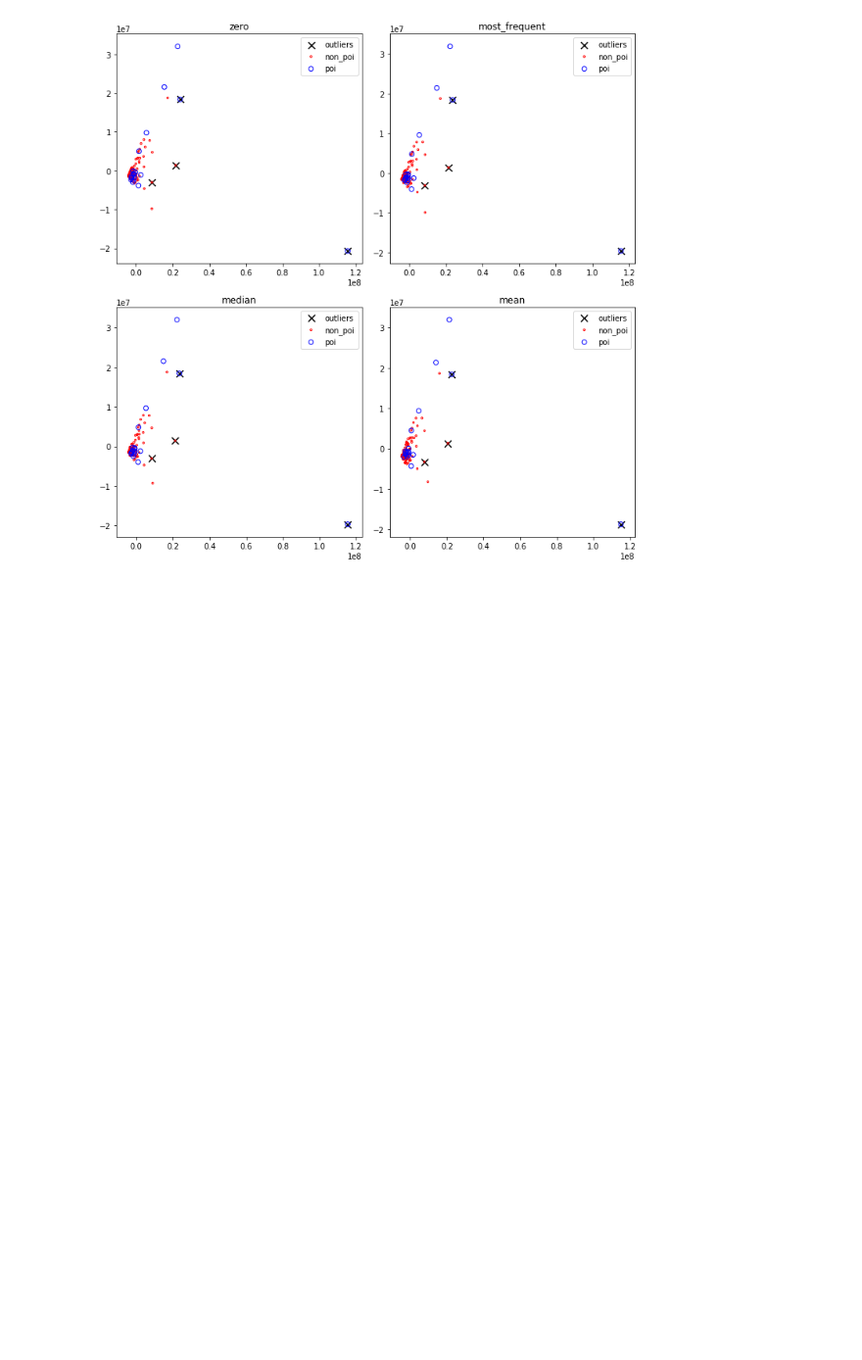
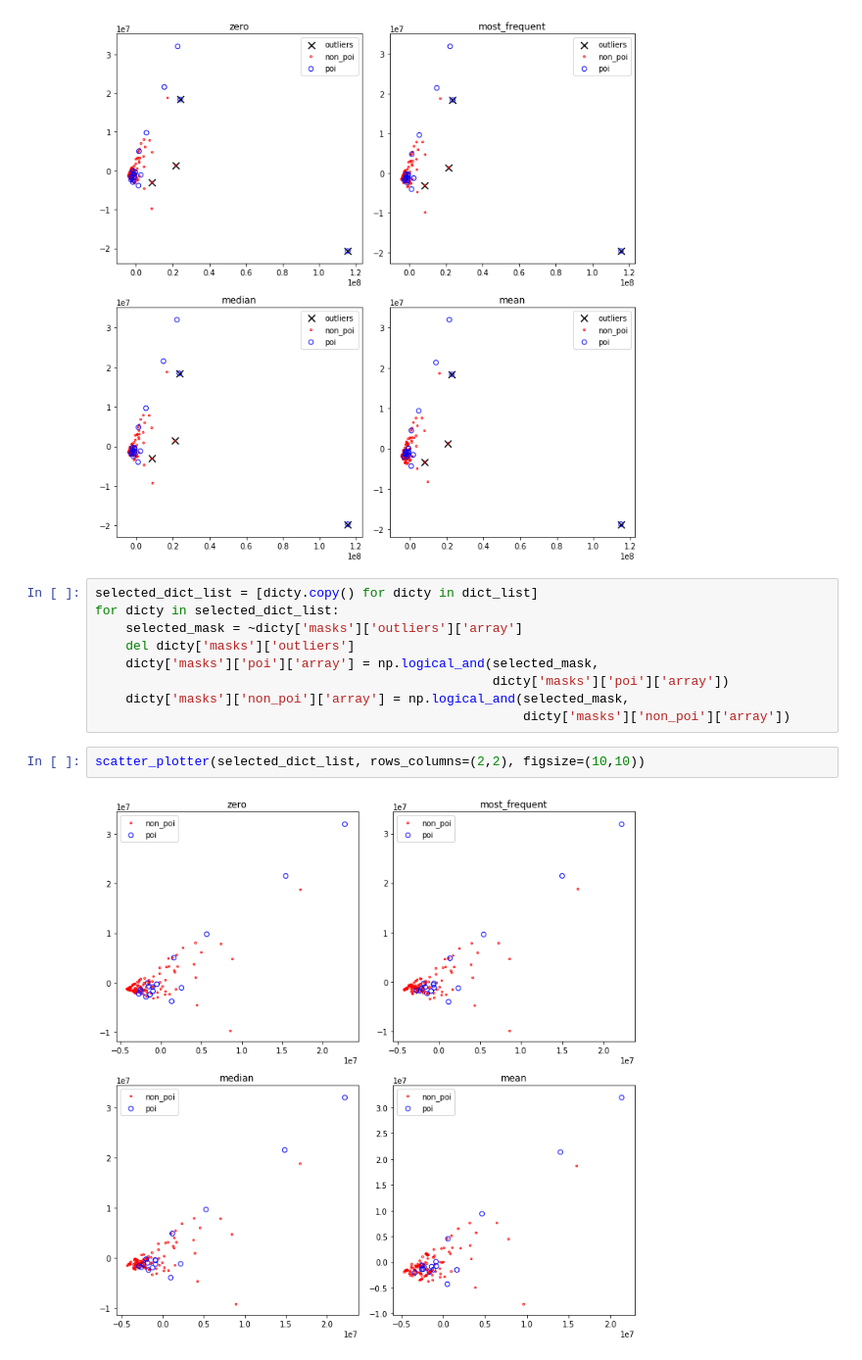
Before and after one commit to trnoriega/enron-data-classifier, a Jupyter notebook: outlier_removal.ipynb, the cells around one changed output. Shown at 98% size. Drawn from its saved outputs; the diff is of its cells as text; blank space fills up the shorter version.

Commit message:
Add plot with outliers removed

```diff
--- a/outlier_removal.ipynb
+++ b/outlier_removal.ipynb
@@ -126,3 +126,16 @@ for dicty in dict_list:
 scatter_plotter(dict_list, rows_columns=(2,2), figsize=(10,10))
 # %% [output]
 [figure]
+# %%
+selected_dict_list = [dicty.copy() for dicty in dict_list]
+for dicty in selected_dict_list:
+    selected_mask = ~dicty['masks']['outliers']['array']
+    del dicty['masks']['outliers']
+    dicty['masks']['poi']['array'] = np.logical_and(selected_mask,
+                                                    dicty['masks']['poi']['array'])
+    dicty['masks']['non_poi']['array'] = np.logical_and(selected_mask,
+                                                        dicty['masks']['non_poi']['array'])
+# %%
+scatter_plotter(selected_dict_list, rows_columns=(2,2), figsize=(10,10))
+# %% [output]
+[figure, added]
```
